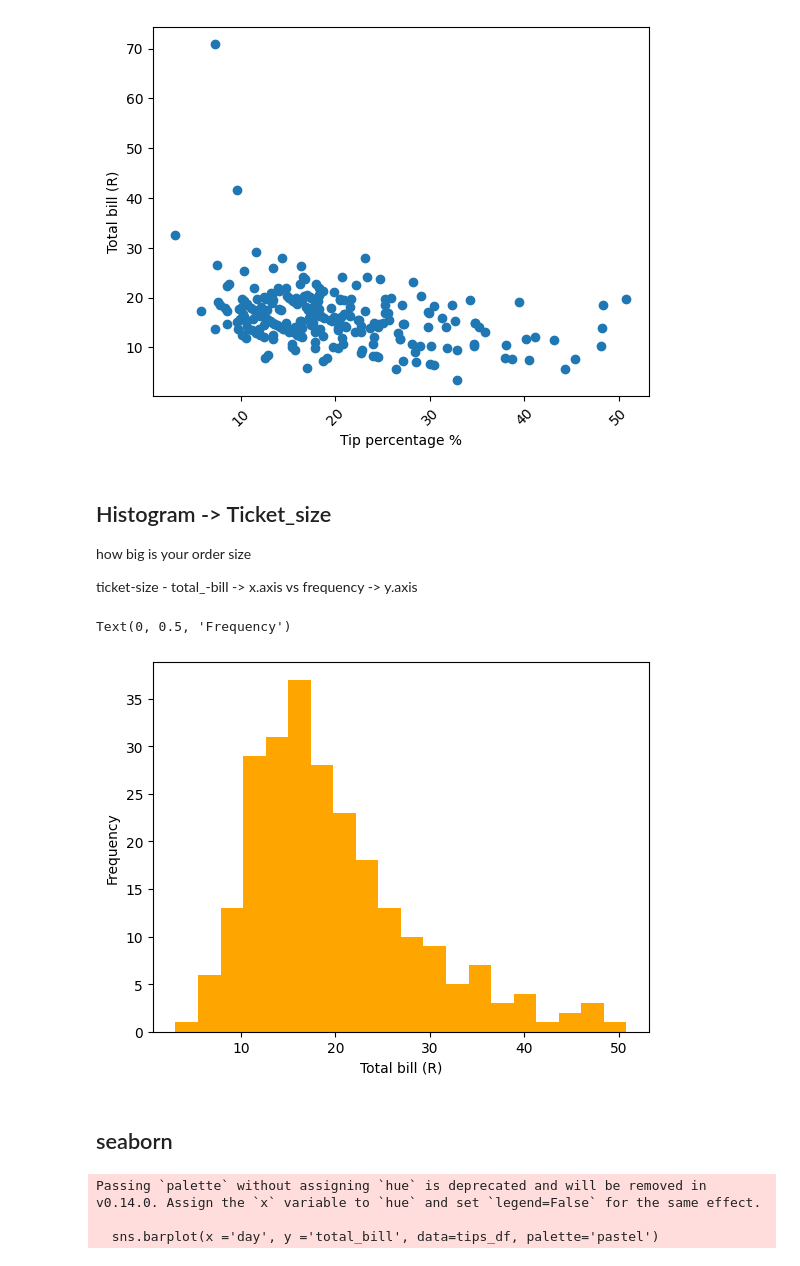
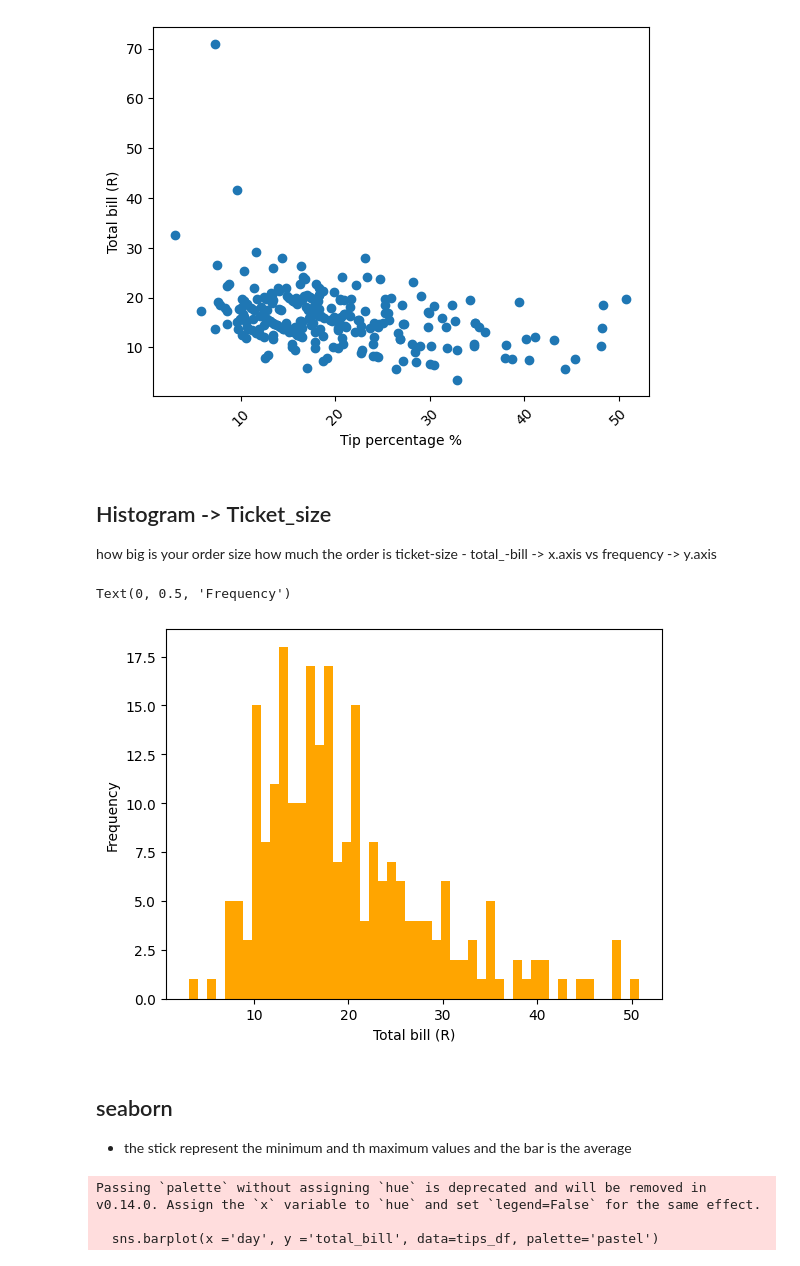
Before and after one commit to Thatom28/Python_Module, a Jupyter notebook: Day_17_Visualization.ipynb, the cells around one changed output. Drawn from its saved outputs; the diff is of its cells as text; code cells hidden in the pictures.

```diff
--- a/Day_17_Visualization.ipynb
+++ b/Day_17_Visualization.ipynb
@@ -168,17 +171,18 @@ plt.xticks(rotation=45) #rotate the labels
 # %% [markdown]
 ## Histogram -> Ticket_size
 how big is your order size
-
+how much the order is
 ticket-size - total_-bill -> x.axis vs frequency -> y.axis
 # %%
-plt.hist(tips_df['total_bill'], color ='orange', bins=20)  #bins -> how much to divide
+plt.hist(tips_df['total_bill'], color ='orange', bins=50)  #bins -> how much to divide
 plt.xlabel('Total bill (R)')
 plt.ylabel('Frequency')
 # %% [output]
 Text(0, 0.5, 'Frequency')
-[figure, old version]
+[figure, new version]
-# %% [markdown]
-## seaborn
+# %% [markdown]
+## seaborn
+- the stick represent the minimum and th maximum values and the bar is the average
 # %%
 # x_days vs y_total_bill
 # automatically calculates the average by the x-axis
```
Also changed, not shown: parts of 10 cells of this notebook, 3 other files.
